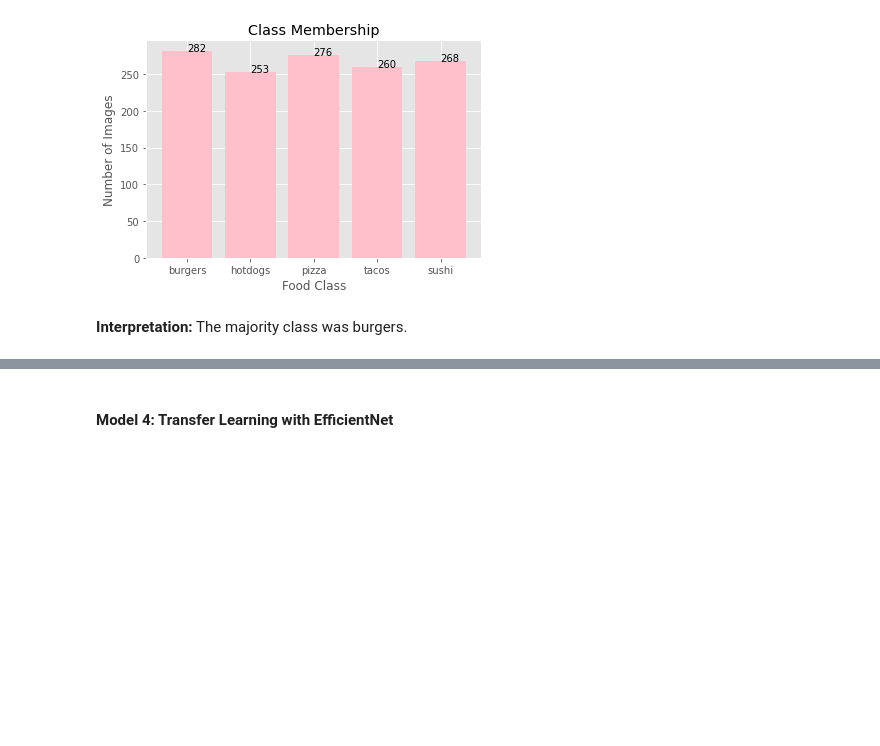
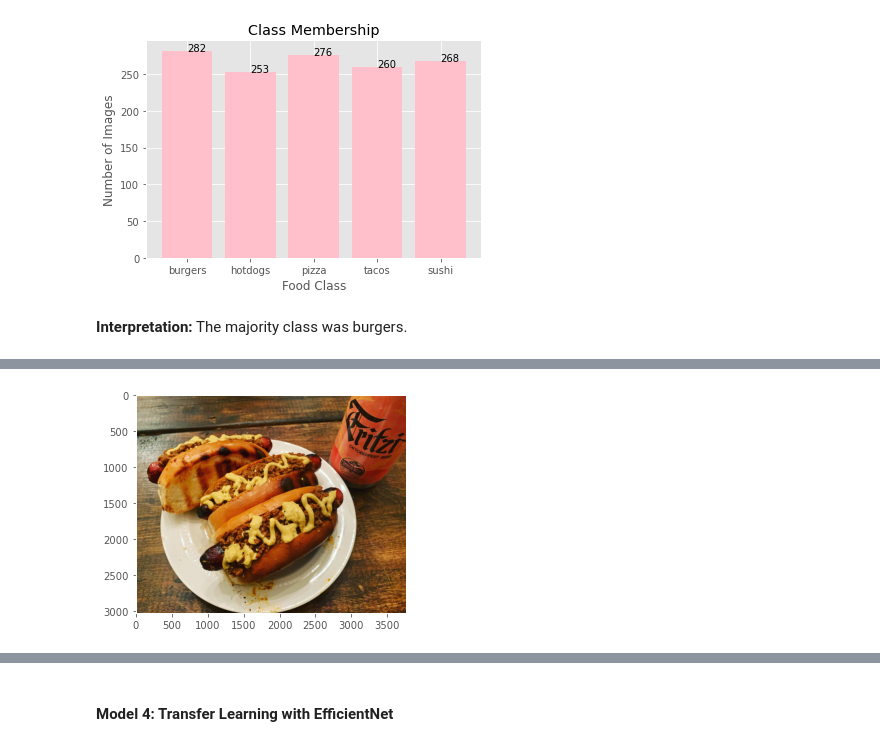
Before and after one commit to choiseun/food-image-classification-via-CNNs, a Jupyter notebook: code/03-preprocessing-modeling-data-visualization.ipynb, the cells around one changed output, grey strips where cells are left out. Saved outputs shown, nothing was run; the diff lists cells and outputs as text; code cells hidden in the pictures; blank space fills up the shorter version.

```diff
--- a/code/03-preprocessing-modeling-data-visualization.ipynb
+++ b/code/03-preprocessing-modeling-data-visualization.ipynb
@@ -600,0 +609,8 @@ plt.show();
+# %%
+# Example of a hotdog image
+hotdog_demo = load_img('../images/hotdogs/hotdogs_101.jpg')
+hotdog_demo_array = img_to_array(hotdog_demo)
+plt.imshow(hotdog_demo_array/255)
+plt.grid(None);
+# %% [output]
+[figure, added]
```
Also changed, not shown: parts of 5 cells of this notebook, 8 other files.
